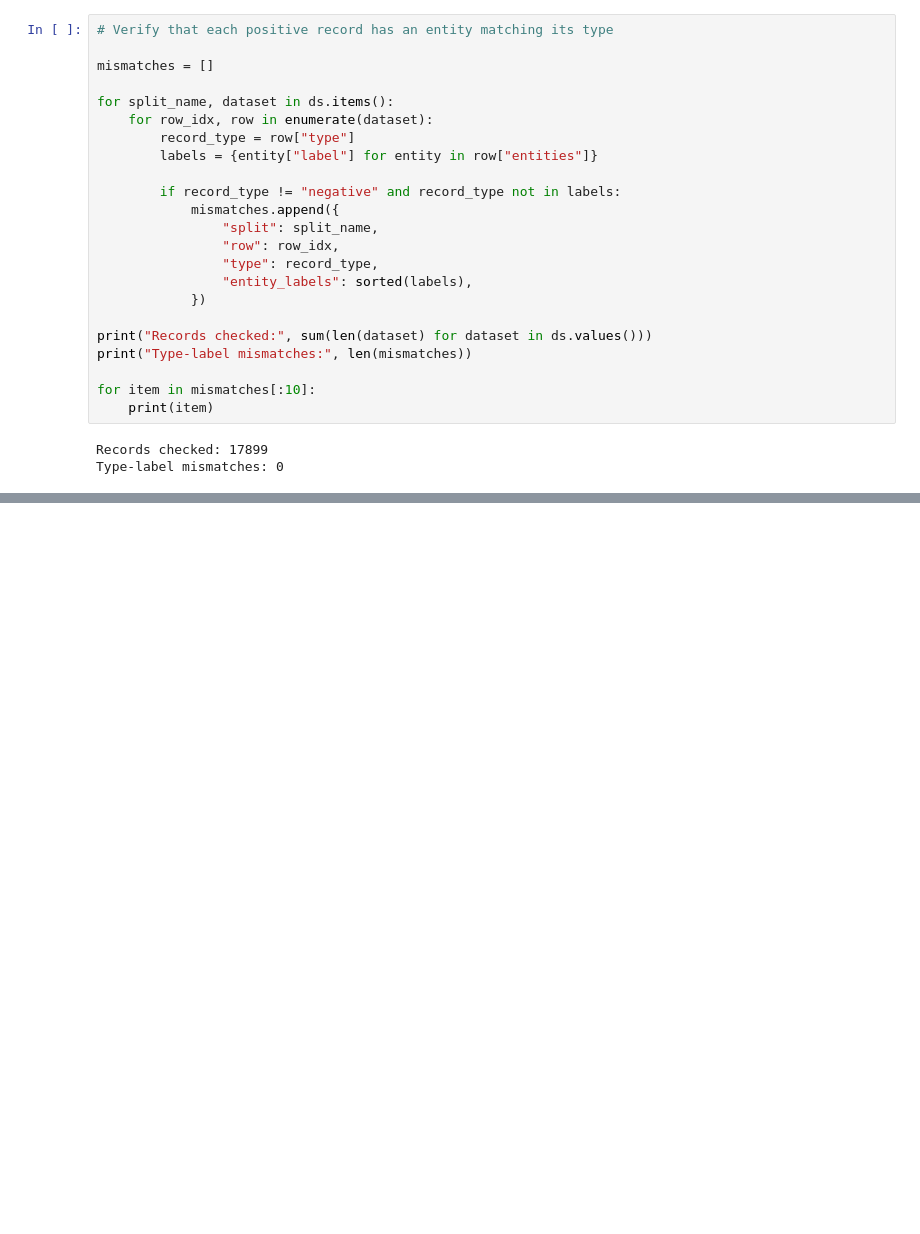
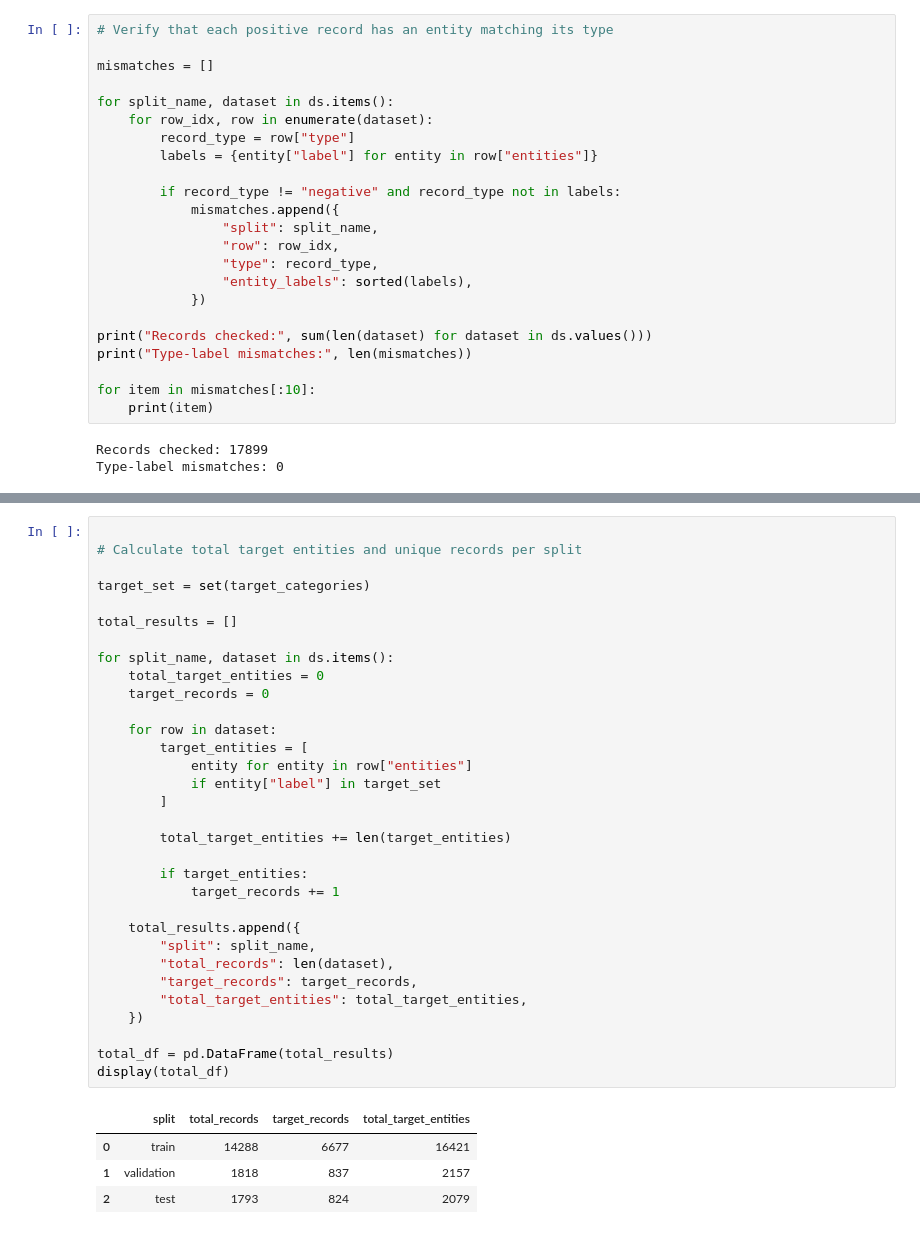
Before and after one commit to nada00kh/confidentiality-detector, a Jupyter notebook: archive/02_scoped_data_EDA.ipynb, the cells around one changed output, grey strips where cells are left out. Drawn from its saved outputs; the diff is of its cells as text; blank space fills up the shorter version.

```diff
--- a/archive/02_scoped_data_EDA.ipynb
+++ b/archive/02_scoped_data_EDA.ipynb
@@ -532,0 +596,37 @@ Type-label mismatches: 0
+# %%
+
+# Calculate total target entities and unique records per split
+
+target_set = set(target_categories)
+
+total_results = []
+
+for split_name, dataset in ds.items():
+    total_target_entities = 0
+    target_records = 0
+
+    for row in dataset:
+        target_entities = [
+            entity for entity in row["entities"]
+            if entity["label"] in target_set
+        ]
+
+        total_target_entities += len(target_entities)
+
+        if target_entities:
+            target_records += 1
+
+    total_results.append({
+        "split": split_name,
+        "total_records": len(dataset),
+        "target_records": target_records,
+        "total_target_entities": total_target_entities,
+    })
+
+total_df = pd.DataFrame(total_results)
+display(total_df)
+# %% [output]
+|  | split | total_records | target_records | total_target_entities |
+| 0 | train | 14288 | 6677 | 16421 |
+| 1 | validation | 1818 | 837 | 2157 |
+| 2 | test | 1793 | 824 | 2079 |
```
Also changed, not shown: parts of 5 cells of this notebook, 28 other files.
